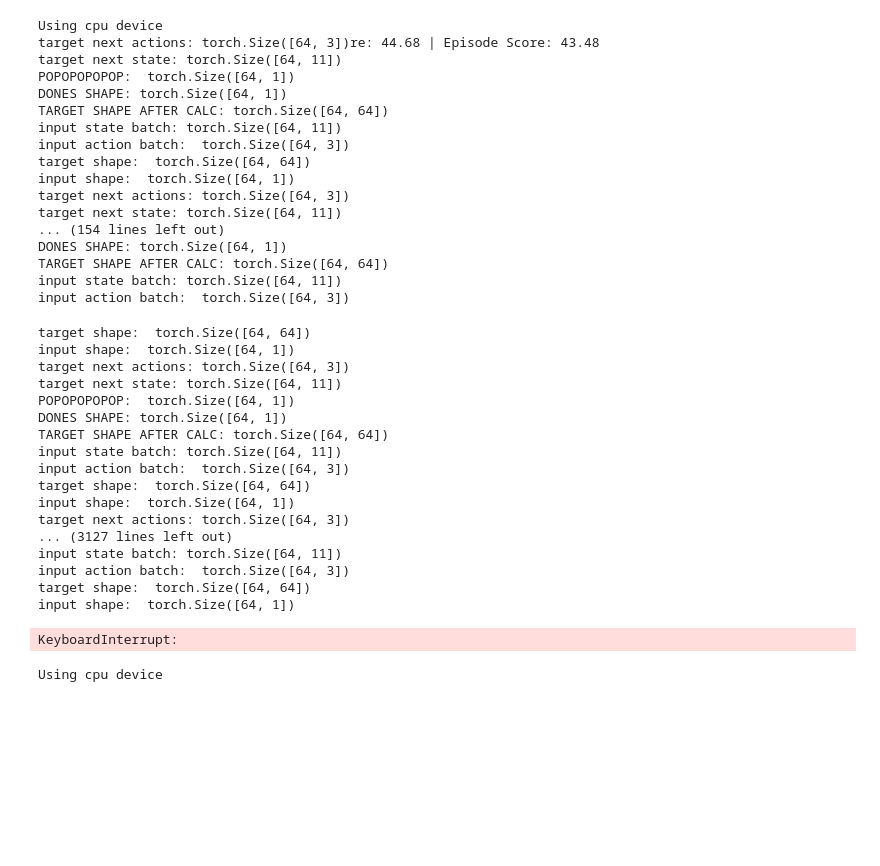
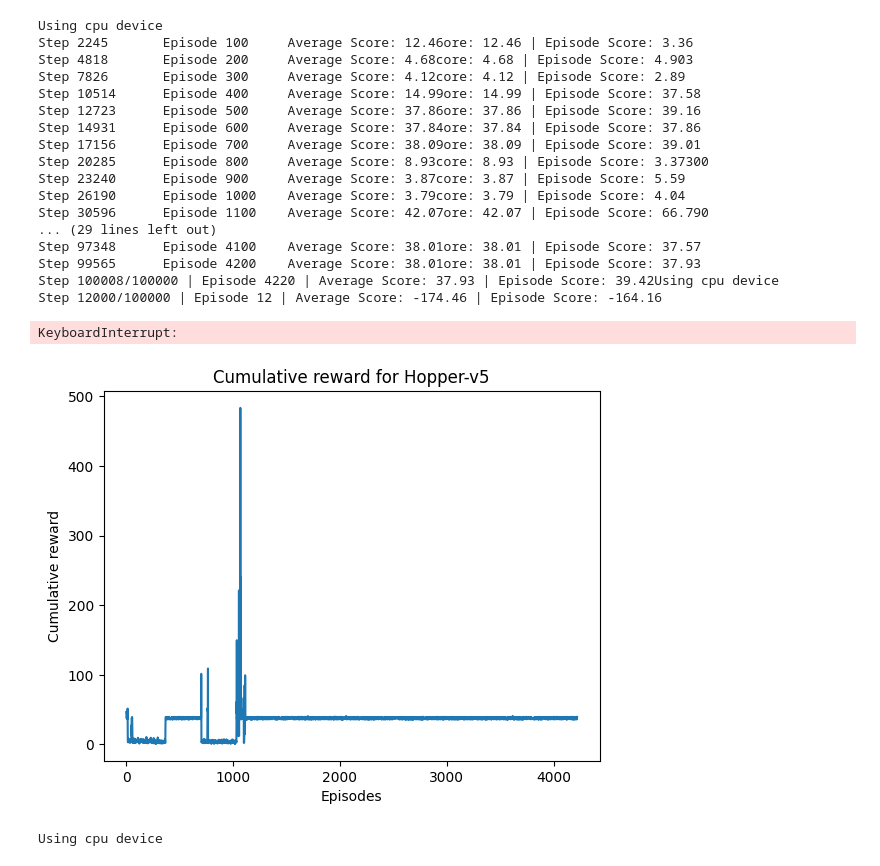
Before and after one commit to aaronpan-eng/hopping-with-RL, a Jupyter notebook: hopper_project.ipynb, the cells around one changed output. Saved outputs shown, nothing was run; the diff lists cells and outputs as text; code cells hidden in the pictures; blank space fills up the shorter version.

```diff
--- a/hopper_project.ipynb
+++ b/hopper_project.ipynb
@@ -320,16 +313,12 @@ class DDPGAgent:
         target = self.calculate_target(reward_batch, next_state_batch, dones_batch)
 
         # calculate q-value batch
-        print("input state batch:", state_batch.shape)
-        print("input action batch: ", action_batch.shape)
         q_val_batch = self.critic(state_batch, action_batch)
 
         # updating critic: by minimizing loss
         loss = nn.MSELoss()
 
         self.critic_optim.zero_grad()
-        print("target shape: ", target.shape)
-        print("input shape: ", q_val_batch.shape)
         loss_val = loss(q_val_batch, target)
         loss_val.backward()
         self.critic_optim.step()
@@ -359,13 +348,7 @@ class DDPGAgent:
 
     def calculate_target(self, reward, next_state, dones):
         next_action = self.actor_target(next_state)
-        print("target next actions:",next_action.shape)
-        print("target next state:", next_state.shape)
-        print("POPOPOPOPOP: ", self.critic_target(next_state, next_action).shape)
-        print("DONES SHAPE:", dones.view(-1,1).shape)
-        print("reward", reward.shape)
-        target = reward + self.gamma*self.critic_target(next_state, next_action)*(1-dones.view(-1,1))
-        print("TARGET SHAPE AFTER CALC:", target.shape)
+        target = reward.view(-1,1) + self.gamma*self.critic_target(next_state, next_action)*(1-dones.view(-1,1))
         return target
 # %%
 # main loop
@@ -438,78 +421,62 @@ def run_DDPG(env_type, mode):
         # append to running score and to score deque for average reward approximation
         scores.append(cumulative_reward)
         scores_deque.append(cumulative_reward)
-        print(f"Step {step_count}/{params['steps']} | Episode {ep_count} | "
+        print(f"\rStep {step_count}/{params['steps']} | Episode {ep_count} | "
           f"Average Score: {np.mean(scores_deque):.2f} | "
-          f"Episode Score: {cumulative_reward:.2f}", end="\r", flush=True)
+          f"Episode Score: {cumulative_reward:.2f}", end="", flush=True)
         # print('\rEpisode {}\tAverage Score: {:.2f}\tEpisode score: {:.2f}'.format(ep, np.mean(scores_deque), cumulative_reward), end="")
         # save scores
         if ep_count % 100 == 0:
             torch.save(ddpg.actor.state_dict(), f'{cwd}/checkpoint_{env_type}_actor.pth')
             torch.save(ddpg.critic.state_dict(), f'{cwd}/checkpoint_{env_type}_critic.pth')
-            print('\rStep {} \tEpisode {}\tAverage Score: {:.2f}'.format(step, ep_count, np.mean(scores_deque)))
+            print('\rStep {} \tEpisode {}\tAverage Score: {:.2f}'.format(step_count, ep_count, np.mean(scores_deque)))
 
         # reset env if done
         env.reset()
 
     # save scores and loss
     scores_df = pd.DataFrame({"Episode": np.arange(1, len(scores) + 1), "Scores": scores})
     loss_df = pd.DataFrame({"Step": np.arange(1, len(loss) + 1), "Loss": loss})
 
     scores_df.to_csv(f"{cwd}/results_{env_type}_scores.csv", index=False)
     loss_df.to_csv(f"{cwd}/results_{env_type}_loss.csv", index=False)
 
     return scores, loss
 
 environments = ['Hopper-v5', 'HalfCheetah-v5', 'BipedalWalker-v3']
 
 render_mode = ['human','human','human','human']
 
 for i, env_type in enumerate(environments):
     scores, loss = run_DDPG(env_type, render_mode[i])
 
     plt.plot(np.arange(1,len(scores)+1), scores)
     plt.title(f"Cumulative reward for {env_type}")
     plt.ylabel('Cumulative reward')
     plt.xlabel('Episodes')
     plot_file = f"{os.getcwd()}/plot_{env_type}_scores.png"
     plt.savefig(plot_file)
     # plt.show()
 # %% [output]
 Using cpu device
-target next actions: torch.Size([64, 3])re: 44.68 | Episode Score: 43.48
-target next state: torch.Size([64, 11])
-POPOPOPOPOP:  torch.Size([64, 1])
-DONES SHAPE: torch.Size([64, 1])
-TARGET SHAPE AFTER CALC: torch.Size([64, 64])
-input state batch: torch.Size([64, 11])
-input action batch:  torch.Size([64, 3])
-target shape:  torch.Size([64, 64])
-input shape:  torch.Size([64, 1])
-target next actions: torch.Size([64, 3])
-target next state: torch.Size([64, 11])
-... (154 lines left out)
-DONES SHAPE: torch.Size([64, 1])
-TARGET SHAPE AFTER CALC: torch.Size([64, 64])
-input state batch: torch.Size([64, 11])
-input action batch:  torch.Size([64, 3])
+Step 2245       Episode 100     Average Score: 12.46ore: 12.46 | Episode Score: 3.36
+Step 4818       Episode 200     Average Score: 4.68core: 4.68 | Episode Score: 4.903
+Step 7826       Episode 300     Average Score: 4.12core: 4.12 | Episode Score: 2.89
+Step 10514      Episode 400     Average Score: 14.99ore: 14.99 | Episode Score: 37.58
+Step 12723      Episode 500     Average Score: 37.86ore: 37.86 | Episode Score: 39.16
+Step 14931      Episode 600     Average Score: 37.84ore: 37.84 | Episode Score: 37.86
+Step 17156      Episode 700     Average Score: 38.09ore: 38.09 | Episode Score: 39.01
+Step 20285      Episode 800     Average Score: 8.93core: 8.93 | Episode Score: 3.37300
+Step 23240      Episode 900     Average Score: 3.87core: 3.87 | Episode Score: 5.59
+Step 26190      Episode 1000    Average Score: 3.79core: 3.79 | Episode Score: 4.04
+Step 30596      Episode 1100    Average Score: 42.07ore: 42.07 | Episode Score: 66.790
+... (29 lines left out)
+Step 97348      Episode 4100    Average Score: 38.01ore: 38.01 | Episode Score: 37.57
+Step 99565      Episode 4200    Average Score: 38.01ore: 38.01 | Episode Score: 37.93
+Step 100008/100000 | Episode 4220 | Average Score: 37.93 | Episode Score: 39.42Using cpu device
+Step 12000/100000 | Episode 12 | Average Score: -174.46 | Episode Score: -164.16
-target shape:  torch.Size([64, 64])
-input shape:  torch.Size([64, 1])
-target next actions: torch.Size([64, 3])
-target next state: torch.Size([64, 11])
-POPOPOPOPOP:  torch.Size([64, 1])
-DONES SHAPE: torch.Size([64, 1])
-TARGET SHAPE AFTER CALC: torch.Size([64, 64])
-input state batch: torch.Size([64, 11])
-input action batch:  torch.Size([64, 3])
-target shape:  torch.Size([64, 64])
-input shape:  torch.Size([64, 1])
-target next actions: torch.Size([64, 3])
-... (3127 lines left out)
-input state batch: torch.Size([64, 11])
-input action batch:  torch.Size([64, 3])
-target shape:  torch.Size([64, 64])
-input shape:  torch.Size([64, 1])
+KeyboardInterrupt:
-KeyboardInterrupt:
+[figure, added]
 # %%
 # grab cwd for model saving
 cwd = os.getcwd()
```
Also changed, not shown: parts of 4 cells of this notebook, 42 other files.
